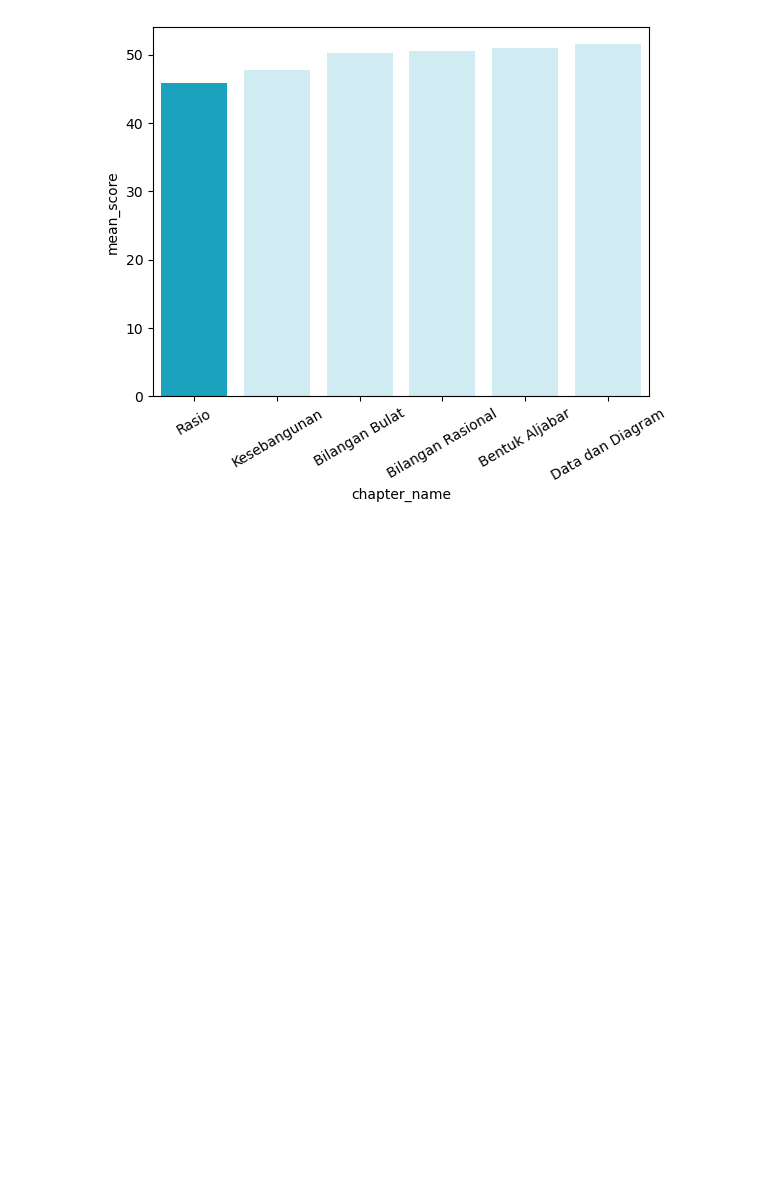
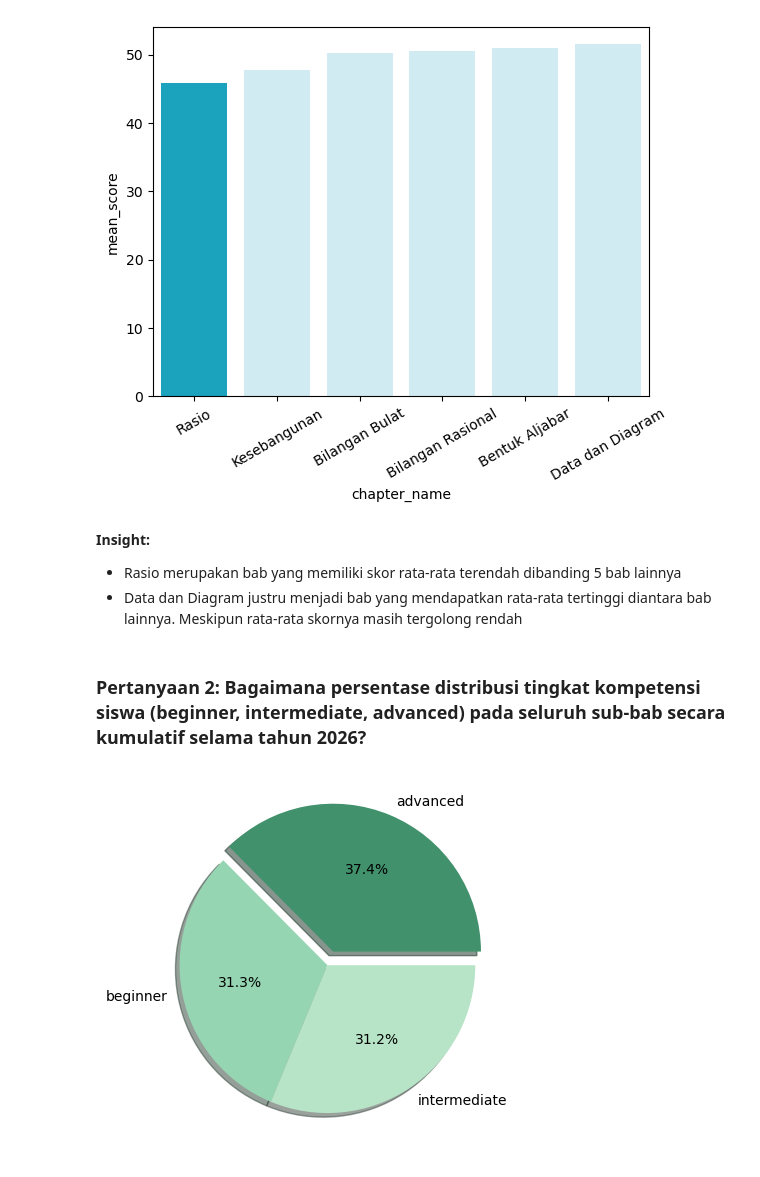
Before and after one commit to Farhan-Nawwafal/amati-app, a Jupyter notebook: data-science/notebooks/data_visualization.ipynb, the cells around one changed output. Drawn from its saved outputs; the diff is of its cells as text; code cells hidden in the pictures; blank space fills up the shorter version.

```diff
--- a/data-science/notebooks/data_visualization.ipynb
+++ b/data-science/notebooks/data_visualization.ipynb
@@ -2152,3 +2170,25 @@ plt.xticks(rotation=30)
 plt.show()
 # %% [output]
 [figure]
+# %% [markdown]
+**Insight:**
+- Rasio merupakan bab yang memiliki skor rata-rata terendah dibanding 5 bab lainnya
+- Data dan Diagram justru menjadi bab yang mendapatkan rata-rata tertinggi diantara bab lainnya. Meskipun rata-rata skornya masih tergolong rendah
+# %% [markdown]
+### Pertanyaan 2: Bagaimana persentase distribusi tingkat kompetensi siswa (beginner, intermediate, advanced) pada seluruh sub-bab secara kumulatif selama tahun 2026?
+# %%
+explode = [0.1, 0, 0]
+
+colors = ['#40916c', '#95d5b2', '#b7e4c7']
+
+plt.pie(
+    x=groupby_current_level['percentage'],
+    labels=groupby_current_level['current_level'],
+    colors=colors,
+    autopct='%1.1f%%',
+    explode=explode,
+    shadow=True
+)
+plt.show()
+# %% [output]
+[figure, added]
```
Also changed, not shown: parts of 23 cells of this notebook, 2 other files.
